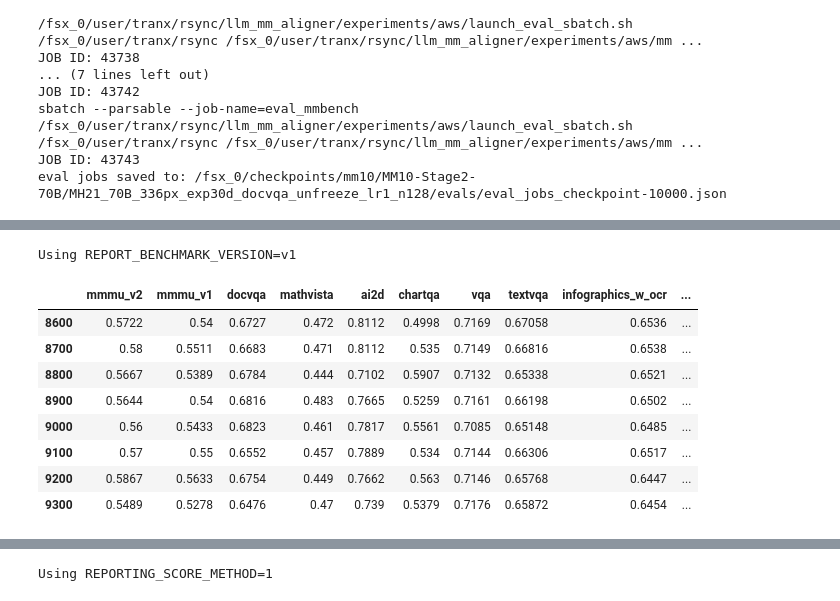
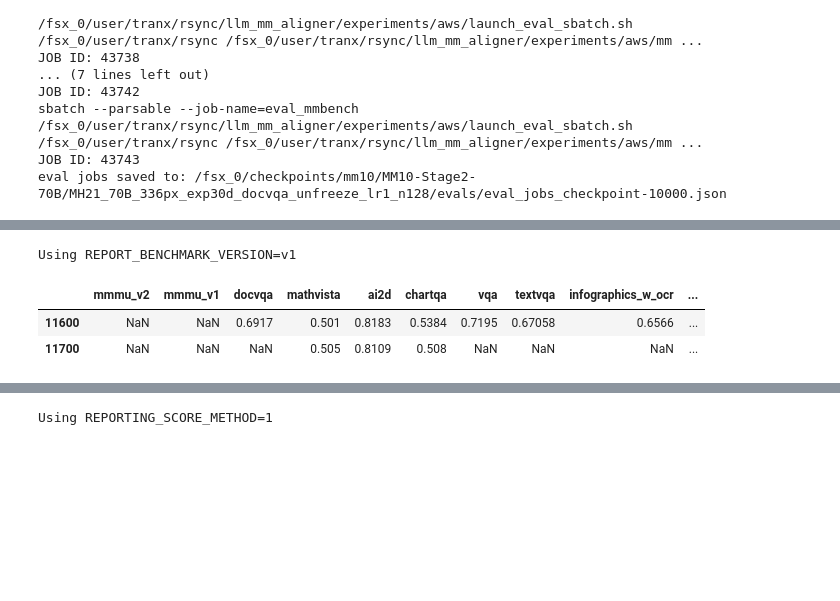
Before and after one commit to harrytranx/experiments, a Jupyter notebook: eval_mm10.ipynb, the cells around one changed output, grey strips where cells are left out. Drawn from its saved outputs; the diff is of its cells as text; code cells hidden in the pictures; blank space fills up the shorter version.

```diff
--- a/eval_mm10.ipynb
+++ b/eval_mm10.ipynb
@@ -130,20 +130,14 @@ eval_helper.get_eval_scores(
 | 11000 | 0.6067 | 0.5844 | 0.6699 (0.7169 ) | 0.481 | 0.8025 | 0.5157 | 0.7183 (0.7459 ) | 0.6685 (0.7159 ) | 0.6529 (0.6529 ) | ... |
 # %%
 ev_s2_unfreeze.get_scores(
-    "/fsx_0/checkpoints/mm10/MM10-Stage2-70B/MH21_70B_336px_exp30d_docvqa_metaclip_unfreeze_lr1_n128",
+    "/fsx_0/checkpoints/mm10/MM10-Stage2-70B/MH21_70B_336px_exp30d_docvqa_plus_unfreeze_lr1_n128",
     report_version="v1"
 )
 # %% [output]
 Using REPORT_BENCHMARK_VERSION=v1
 |  | mmmu_v2 | mmmu_v1 | docvqa | mathvista | ai2d | chartqa | vqa | textvqa | infographics_w_ocr | ... |
-| 8600 | 0.5722 | 0.54 | 0.6727 | 0.472 | 0.8112 | 0.4998 | 0.7169 | 0.67058 | 0.6536 | ... |
-| 8700 | 0.58 | 0.5511 | 0.6683 | 0.471 | 0.8112 | 0.535 | 0.7149 | 0.66816 | 0.6538 | ... |
-| 8800 | 0.5667 | 0.5389 | 0.6784 | 0.444 | 0.7102 | 0.5907 | 0.7132 | 0.65338 | 0.6521 | ... |
-| 8900 | 0.5644 | 0.54 | 0.6816 | 0.483 | 0.7665 | 0.5259 | 0.7161 | 0.66198 | 0.6502 | ... |
-| 9000 | 0.56 | 0.5433 | 0.6823 | 0.461 | 0.7817 | 0.5561 | 0.7085 | 0.65148 | 0.6485 | ... |
-| 9100 | 0.57 | 0.55 | 0.6552 | 0.457 | 0.7889 | 0.534 | 0.7144 | 0.66306 | 0.6517 | ... |
-| 9200 | 0.5867 | 0.5633 | 0.6754 | 0.449 | 0.7662 | 0.563 | 0.7146 | 0.65768 | 0.6447 | ... |
-| 9300 | 0.5489 | 0.5278 | 0.6476 | 0.47 | 0.739 | 0.5379 | 0.7176 | 0.65872 | 0.6454 | ... |
+| 11600 | NaN | NaN | 0.6917 | 0.501 | 0.8183 | 0.5384 | 0.7195 | 0.67058 | 0.6566 | ... |
+| 11700 | NaN | NaN | NaN | 0.505 | 0.8109 | 0.508 | NaN | NaN | NaN | ... |
 # %%
 ev_s2_unfreeze.get_scores(
     "/fsx_0/checkpoints/mm10/MM10-Stage2-70B/MH21_70B_336px_exp30d_docvqa_unfreeze_lr1_n128",
```
Also changed, not shown: parts of 1 cell of this notebook, 1 other file.
